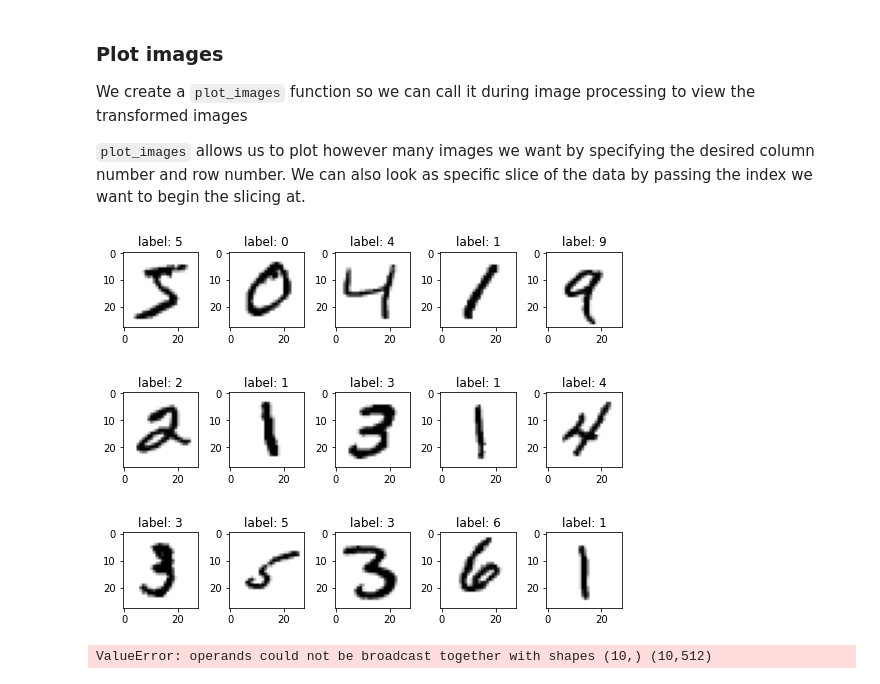
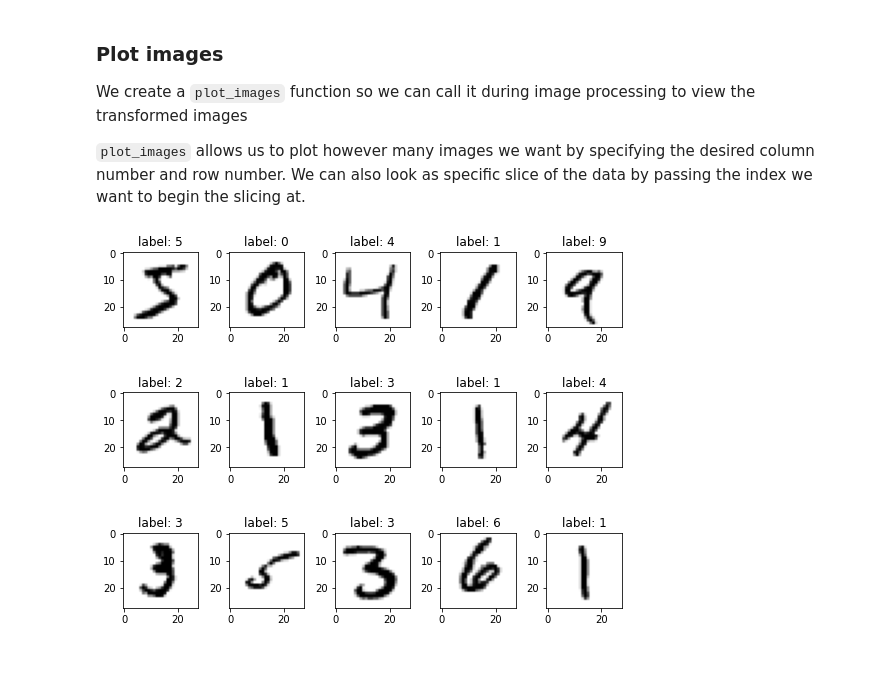
Before and after one commit to mcqueg/NeuralNetworkfromScratch, a Jupyter notebook: mnist_numpynet.ipynb, the cells around one changed output. Saved outputs shown, nothing was run; the diff lists cells and outputs as text; code cells hidden in the pictures.

```diff
--- a/mnist_numpynet.ipynb
+++ b/mnist_numpynet.ipynb
@@ -67,8 +72,8 @@ def plot_images(X, Y, row_num, col_num, index=0):
-# %%
-%matplotlib inline
-# lets look at the first 15 images in the training set
-plot_images(X_train, Y_train, 3, 5, 0)
-# %% [output]
-[figure, removed]
+# %%
+%matplotlib inline
+# lets look at the first 15 images in the training set
+plot_images(X_train, Y_train, 3, 5)
+# %% [output]
+[figure, added]
 # %%
 # Preprocessing training data
@@ -85,8 +90,0 @@ test_labels = tf.keras.utils.to_categorical(Y_test, num_classes=10, dtype='float
-# %%
-# model architecture
-layers_dims = [train_images.shape[1], 512, train_labels.shape[1]]
-activations = [None, 'relu', 'softmax']
-dnn = NumpyNet(layers_dims, activations, learning_rate=0.002, num_iterations=10000)
-dnn.train(train_images, train_labels, print_cost=True)
-# %% [output]
-ValueError: operands could not be broadcast together with shapes (10,) (10,512)
```
Also changed, not shown: parts of 5 cells of this notebook, 3 other files.
